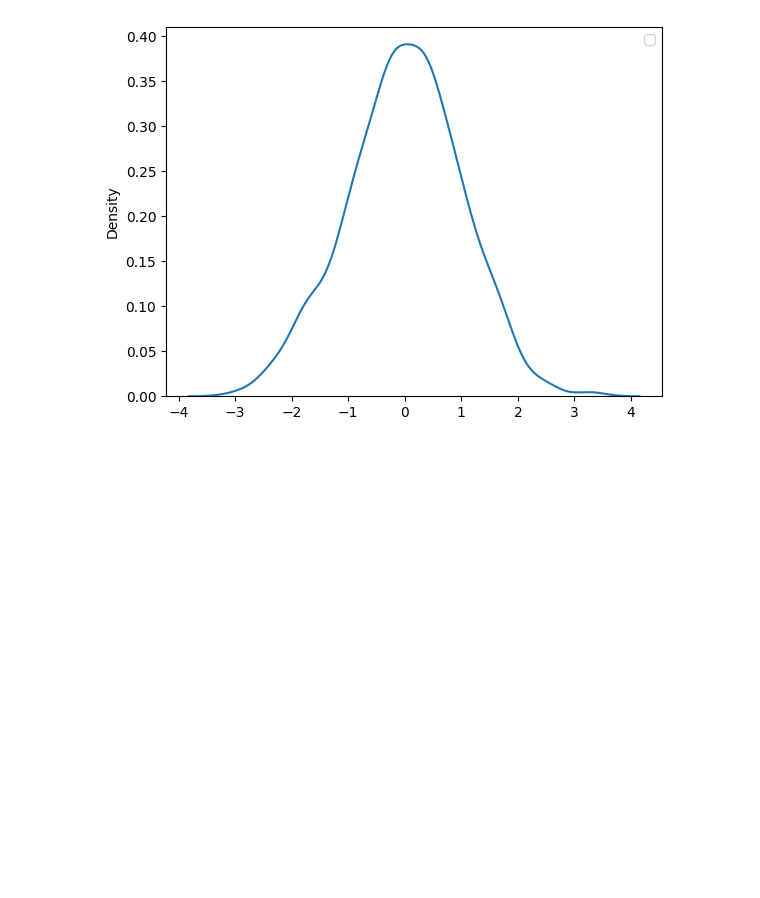
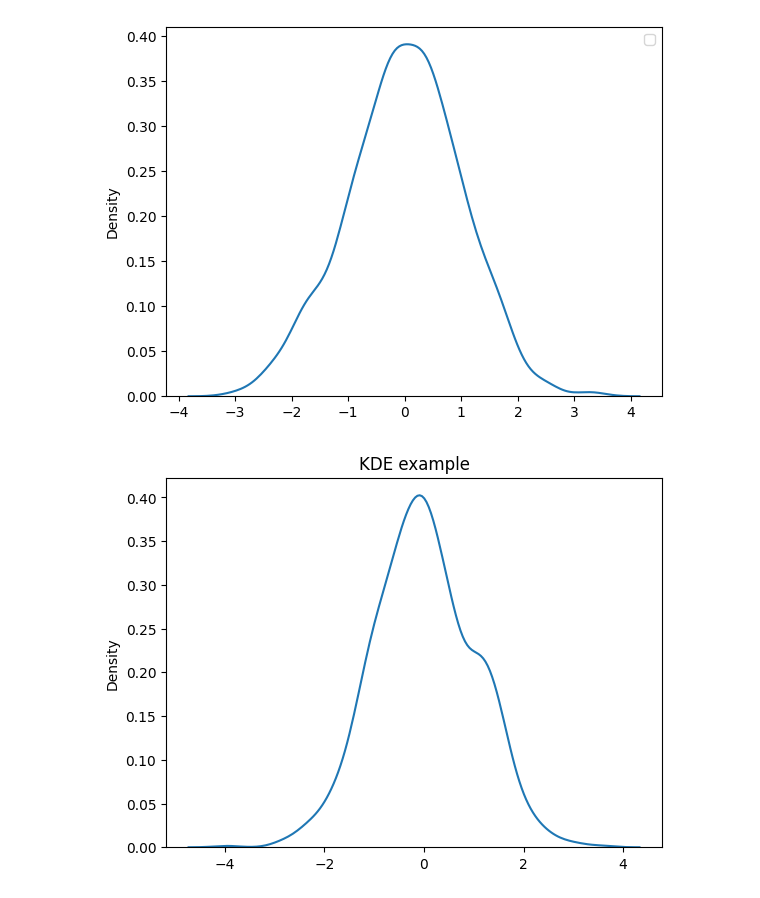
Before and after one commit to MuthuswamyNadar/Python-DSA, a Jupyter notebook: Practise Python/Module 7 (data-toolKit)/Matplotlib.ipynb, the cells around one changed output. Drawn from its saved outputs; the diff is of its cells as text; code cells hidden in the pictures; blank space fills up the shorter version.

Commit message:
matplot finish

```diff
--- a/Practise Python/Module 7 (data-toolKit)/Matplotlib.ipynb
+++ b/Practise Python/Module 7 (data-toolKit)/Matplotlib.ipynb
@@ -244,3 +244,17 @@ plt.legend()
 plt.show()
 # %% [output]
 [figure]
+# %%
+import seaborn as sns
+import numpy as np
+import matplotlib.pyplot as plt  # Missing import
+
+# Generate random normal data
+datazx = np.random.normal(size=1000)
+
+# Create KDE plot
+sns.kdeplot(datazx)
+plt.title("KDE example")
+plt.show()
+# %% [output]
+[figure, added]
```
Also changed, not shown: parts of 5 cells of this notebook, 1 other file.
